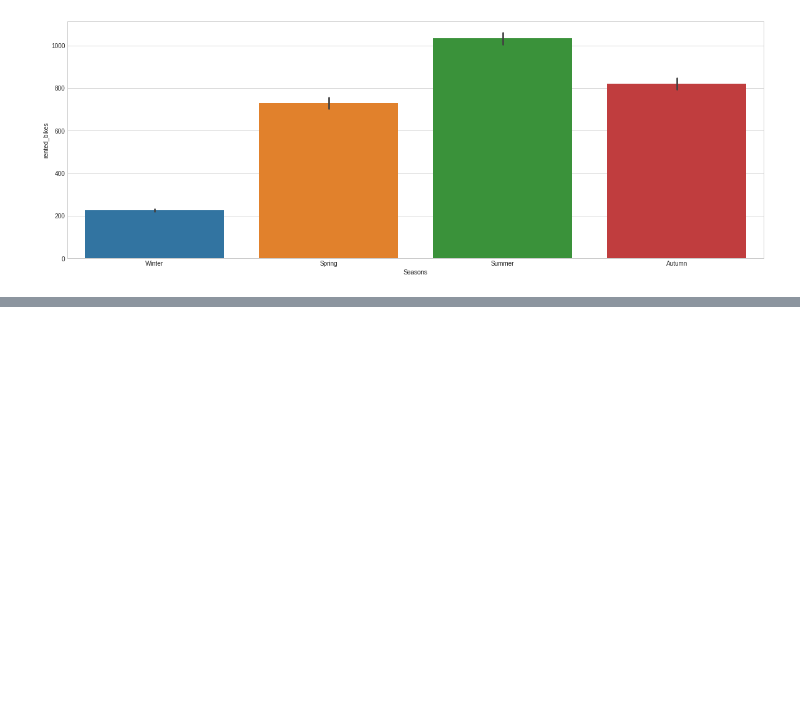
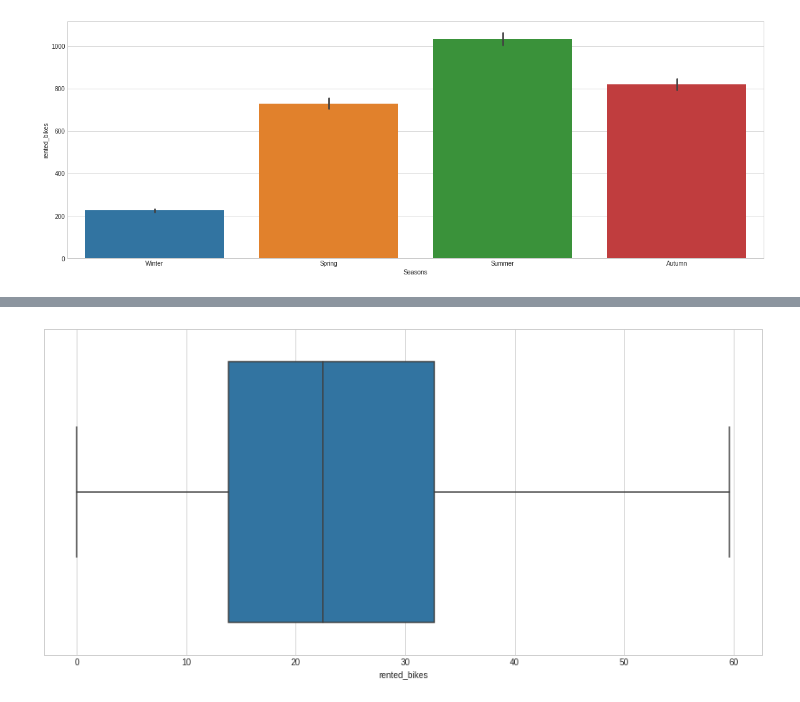
Before and after one commit to nishigandha2/Bike-Sharing-Demand-Prediction, a Jupyter notebook: Copy_of_Bike_Sharing_Demand_Prediction_ML_Regression_Capstone_Project.ipynb, the cells around one changed output, grey strips where cells are left out. Saved outputs shown, nothing was run; the diff lists cells and outputs as text; code cells hidden in the pictures; blank space fills up the shorter version.

```diff
--- a/Copy_of_Bike_Sharing_Demand_Prediction_ML_Regression_Capstone_Project.ipynb
+++ b/Copy_of_Bike_Sharing_Demand_Prediction_ML_Regression_Capstone_Project.ipynb
@@ -390,0 +432,8 @@ for col in temp_list:
+# %%
+plt.figure(figsize=(15,7))
+plt.style.use('seaborn-whitegrid')
+sns.boxplot(x=np.sqrt(df['rented_bikes']))
+
+plt.show()
+# %% [output]
+[figure, added]
```
Also changed, not shown: parts of 10 cells of this notebook.
